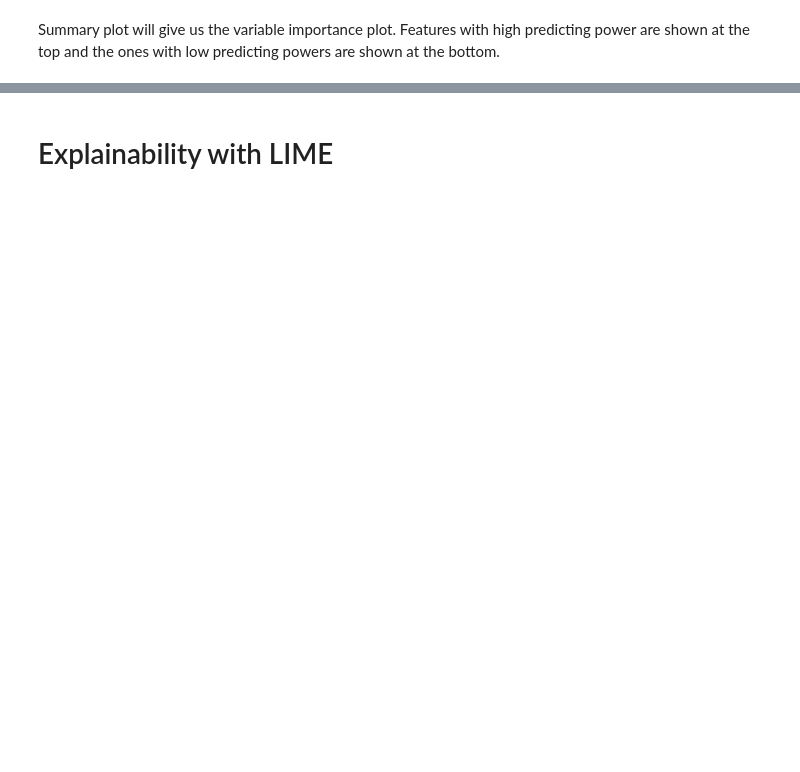
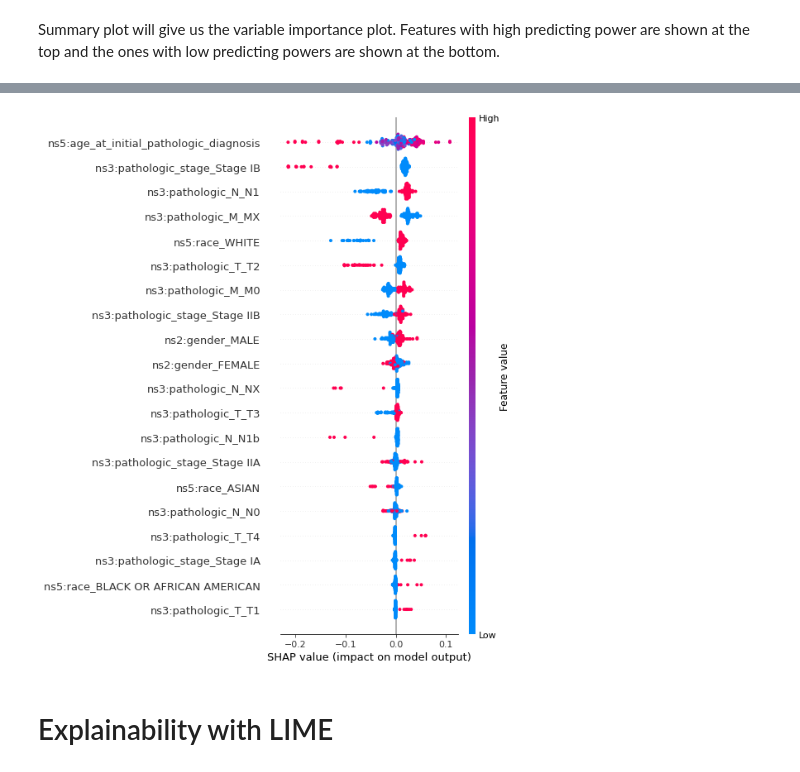
Before and after one commit to jrbobes/jrbobes-hitl-ml, a Jupyter notebook: PAAD_RandomForest_Treatment_type_XAI.ipynb, the cells around one changed output, grey strips where cells are left out. Drawn from its saved outputs; the diff is of its cells as text; code cells hidden in the pictures; blank space fills up the shorter version.

```diff
--- a/PAAD_RandomForest_Treatment_type_XAI.ipynb
+++ b/PAAD_RandomForest_Treatment_type_XAI.ipynb
@@ -163,3 +163,8 @@ shap.summary_plot(shap_values, X_encoded, plot_type='bar', class_names=['Ancilla
+# %%
+# Summary plot in an individual sample
+shap.summary_plot(shap_values[1], X_encoded)
+# %% [output]
+[figure, added]
 # %% [markdown]
 # Explainability with LIME
 # %%
```
Also changed, not shown: parts of 8 cells of this notebook.
